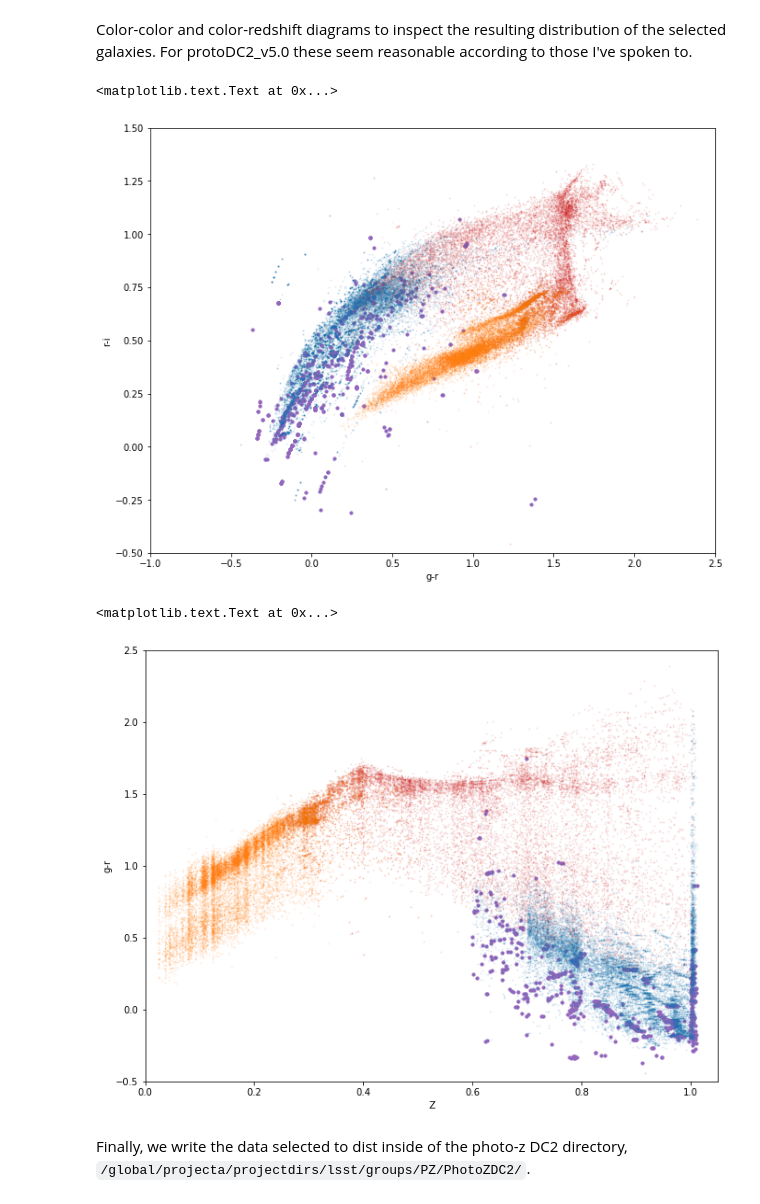
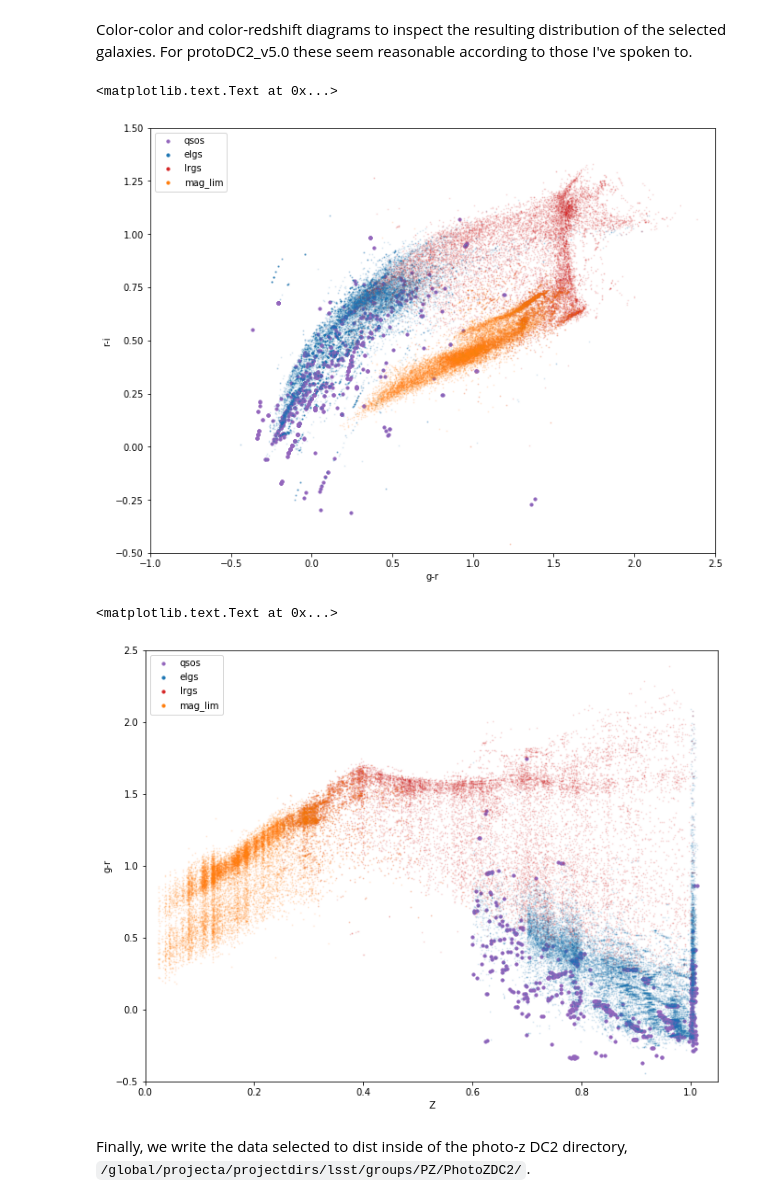
Before and after one commit to LSSTDESC/pz_calibrate, a Jupyter notebook: doc/notebooks/SelectDESIReferenceSamples.ipynb, the cells around one changed output. Cells and saved outputs as stored; diff of their text form; code cells hidden in the pictures.

```diff
--- a/doc/notebooks/SelectDESIReferenceSamples.ipynb
+++ b/doc/notebooks/SelectDESIReferenceSamples.ipynb
@@ -42,7 +42,7 @@ Rongpu kindly provided more recent density estimates for LRGs detected in DESI.
 # %%
 lrg_density = np.loadtxt(
-    '/global/projecta/projectdirs/lsst/groups/PZ/PhotoZDC2/DESI_reference_redshifts/'
-    'lrg_densities_20180725.txt')
+    '/global/projecta/projectdirs/lsst/groups/PZ/PhotoZDC2/'
+    'DESI_reference_redshifts/lrg_densities_20180725.txt')
 lrg_smoothed_bin_edges = np.arange(0.25, 1.26, 0.1)
 print(lrg_smoothed_bin_edges)
 lrg_smoothed_densities = np.zeros(len(lrg_smoothed_bin_edges) - 1)
@@ -199,13 +186,13 @@ lrg_dict = create_redshift_stellar_prop_selection(
 # %%
 def select_from_GCR(cat, columns, selection_dict):
-    """Select requested data from the GCR with the requested columns with
-    the selections defined in selection_dict.
+    """Select requested data from the GCR with the requested columns and
+    selections defined in selection_dict.
 
     Parameters
     ----------
     cat : `GCRCatalogs.Catalog`
         DC2 GCRCatalog object.
-    columns : `lsit` of `str`s
+    columns : `list` of `str`s
         List of columns names to load.
     selection_dict : `dict` of values
         Output of the `create_redshift_stellar_prop_selection` method.
@@ -294,31 +286,52 @@ plt.ylabel('N')
 Color-color and color-redshift diagrams to inspect the resulting distribution of the selected galaxies. For protoDC2_v5.0 these seem reasonable according to those I've spoken to.
 # %%
 plt.figure(figsize=(11, 8.5))
-plt.scatter(qsos['mag_g_lsst'] - qsos['mag_r_lsst'], qsos['mag_r_lsst'] - qsos['mag_i_lsst'],
-            alpha=1, s=10, color='C4')
-plt.scatter(elgs['mag_g_lsst'] - elgs['mag_r_lsst'], elgs['mag_r_lsst'] - elgs['mag_i_lsst'],
+plt.scatter(qsos['mag_g_lsst'] - qsos['mag_r_lsst'],
+            qsos['mag_r_lsst'] - qsos['mag_i_lsst'],
+            alpha=1, s=10, color='C4', label='qsos')
+plt.scatter(elgs['mag_g_lsst'] - elgs['mag_r_lsst'],
+            elgs['mag_r_lsst'] - elgs['mag_i_lsst'],
             alpha=0.1, s=1, color='C0')
-plt.scatter(lrgs['mag_g_lsst'] - lrgs['mag_r_lsst'], lrgs['mag_r_lsst'] - lrgs['mag_i_lsst'],
+plt.scatter([-100],
+            [-100],
+            s=10, color='C0', label='elgs')
+plt.scatter(lrgs['mag_g_lsst'] - lrgs['mag_r_lsst'],
+            lrgs['mag_r_lsst'] - lrgs['mag_i_lsst'],
             alpha=0.1, s=1, color='C3')
+plt.scatter([-100],
+            [-100],
+            s=10, color='C3', label='lrgs')
 plt.scatter(mag_lims['mag_g_lsst'] - mag_lims['mag_r_lsst'],
             mag_lims['mag_r_lsst'] - mag_lims['mag_i_lsst'],
             alpha=0.1, s=1, color='C1')
+plt.scatter([-100],
+            [-100],
+            s=10, color='C1', label='mag_lim')
 plt.xlim(-1, 2.5)
 plt.ylim(-0.5, 1.5)
 plt.legend()
 plt.xlabel('g-r')
 plt.ylabel('r-i')
 # %% [output]
 <matplotlib.text.Text at 0x...>
-[figure, old version]
+[figure, new version]
 # %%
 plt.figure(figsize=(11, 8.5))
 plt.scatter(qsos['redshift'], qsos['mag_g_lsst'] - qsos['mag_r_lsst'],
-            alpha=1, s=10, color='C4')
+            alpha=1, s=10, color='C4', label='qsos')
+plt.scatter([-100],
+            [-100],
+            s=10, color='C0', label='elgs')
 plt.scatter(elgs['redshift'], elgs['mag_g_lsst'] - elgs['mag_r_lsst'],
             alpha=0.1, s=1, color='C0')
+plt.scatter([-100],
+            [-100],
+            s=10, color='C3', label='lrgs')
 plt.scatter(lrgs['redshift'], lrgs['mag_g_lsst'] - lrgs['mag_r_lsst'],
             alpha=0.1, s=1, color='C3')
+plt.scatter([-100],
+            [-100],
+            s=10, color='C1', label='mag_lim')
 plt.scatter(mag_lims['redshift'], mag_lims['mag_g_lsst'] - mag_lims['mag_r_lsst'],
             alpha=0.1, s=1, color='C1')
 plt.xlim(0, 1.05)
@@ -328,7 +341,7 @@ plt.xlabel('Z')
 plt.ylabel('g-r')
 # %% [output]
 <matplotlib.text.Text at 0x...>
-[figure, old version]
+[figure, new version]
 # %% [markdown]
 Finally, we write the data selected to dist inside of the photo-z DC2 directory, `/global/projecta/projectdirs/lsst/groups/PZ/PhotoZDC2/`.
 # %%
```
Also changed, not shown: parts of 5 cells of this notebook.
